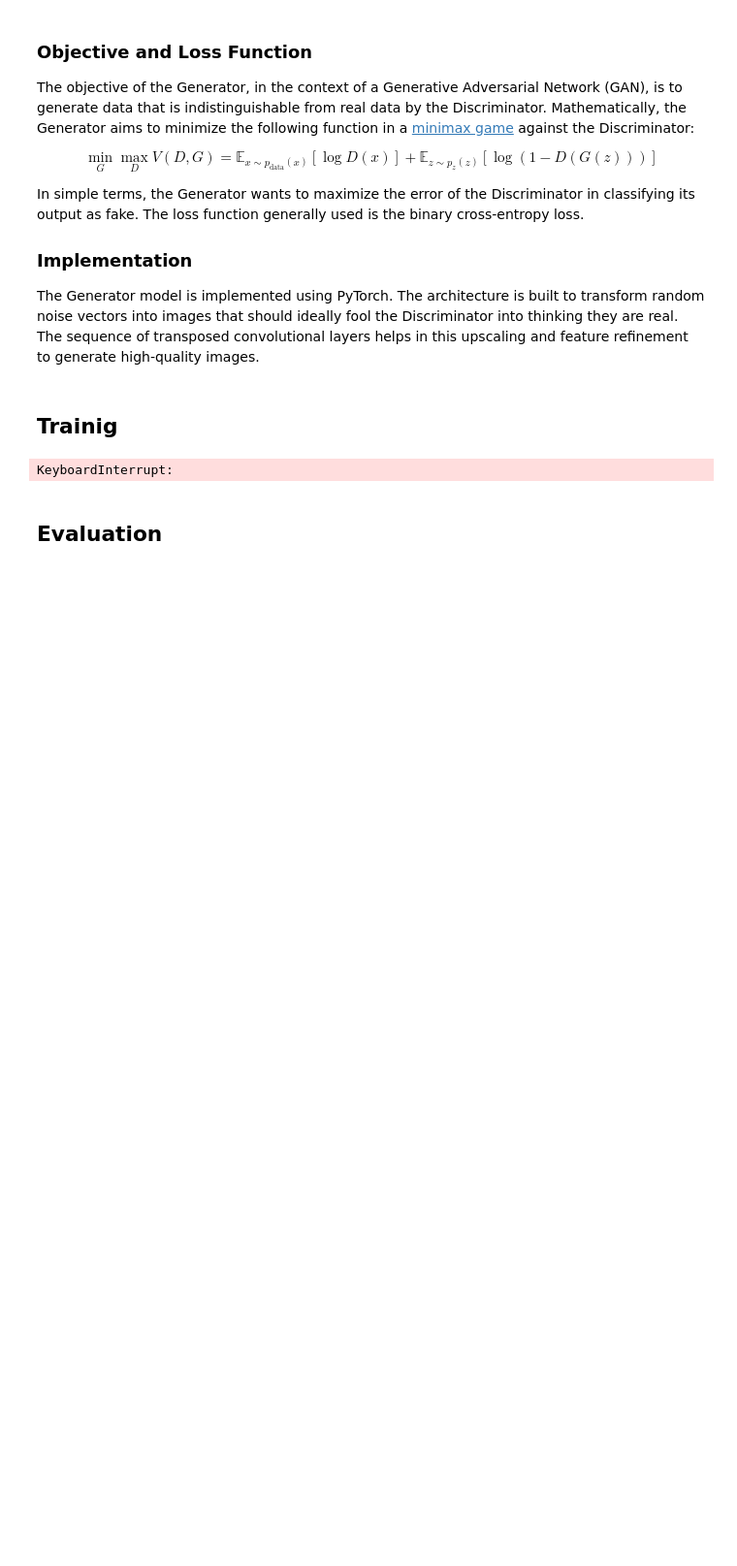
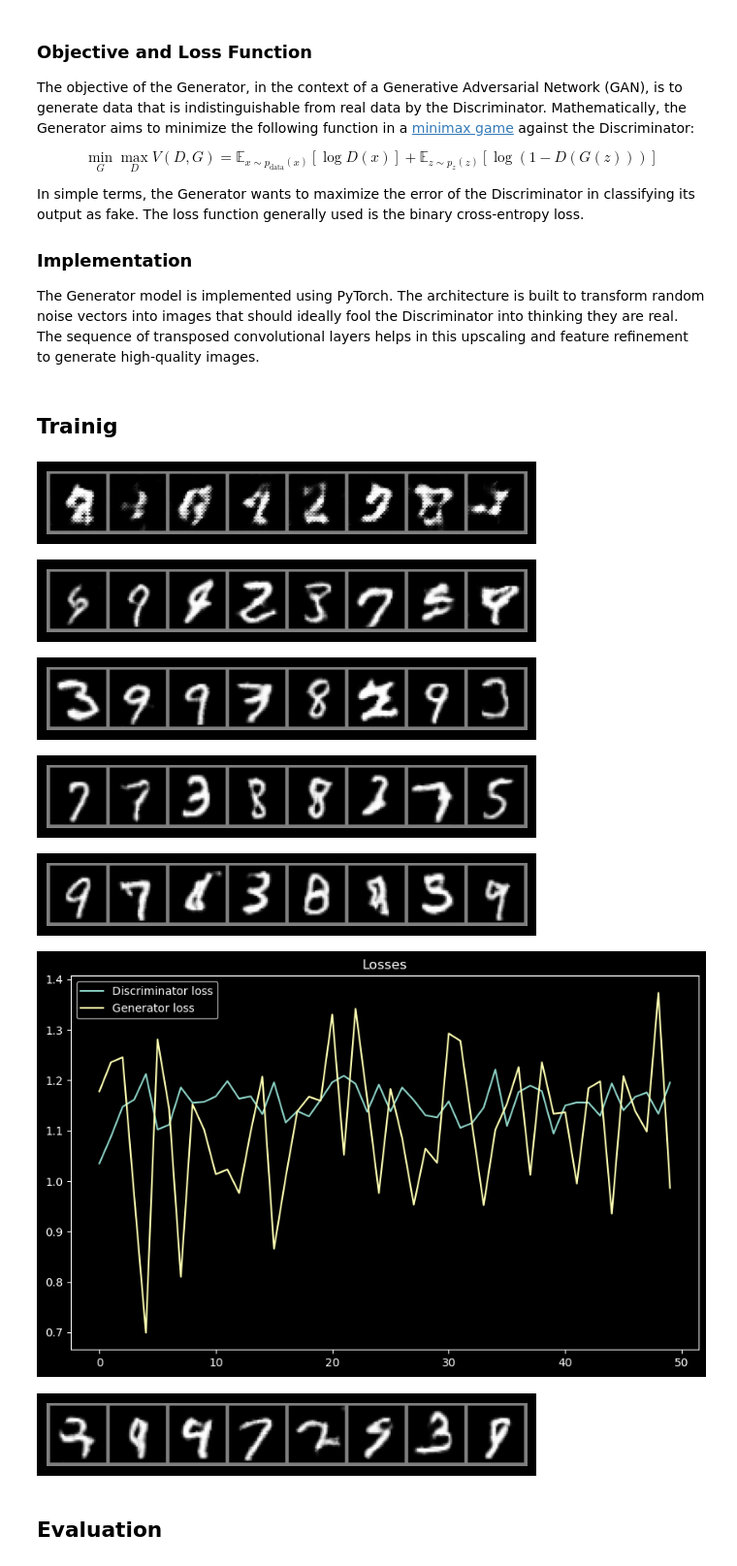
Before and after one commit to BRJoaquin/GAN, a Jupyter notebook: GAN.ipynb, the cells around one changed output. Shown at 97% size. Drawn from its saved outputs; the diff is of its cells as text; code cells hidden in the pictures; blank space fills up the shorter version.

```diff
--- a/GAN.ipynb
+++ b/GAN.ipynb
@@ -329,13 +348,21 @@ class Generator(nn.Module):
         self.fc = nn.Linear(noise_size, 256 * self.init_height * self.init_width)
 
         # Transposed convolutional layers
-        self.deconv1 = nn.ConvTranspose2d(256, 128, kernel_size=3, stride=2, padding=1, output_padding=1)
-        self.deconv2 = nn.ConvTranspose2d(128, 64, kernel_size=3, stride=2, padding=1, output_padding=1)
-        self.deconv3 = nn.ConvTranspose2d(64, out_channels, kernel_size=3, stride=1, padding=1)
+        self.deconv1 = nn.ConvTranspose2d(
+            256, 128, kernel_size=3, stride=2, padding=1, output_padding=1
+        )
+        self.deconv2 = nn.ConvTranspose2d(
+            128, 64, kernel_size=3, stride=2, padding=1, output_padding=1
+        )
+        self.deconv3 = nn.ConvTranspose2d(
+            64, out_channels, kernel_size=3, stride=1, padding=1
+        )
 
     def forward(self, x):
         x = self.fc(x)
-        x = x.view(-1, 256, self.init_height, self.init_width)  # Reshape to (batch_size, num_channels, width, height)
+        x = x.view(
+            -1, 256, self.init_height, self.init_width
+        )  # Reshape to (batch_size, num_channels, width, height)
         x = F.relu(self.deconv1(x))
         x = F.relu(self.deconv2(x))
         x = torch.tanh(self.deconv3(x))  # output between -1 and 1
@@ -351,7 +378,9 @@ def generate_fake_images(generator, noise_size, number_of_fake_samples=8):
         fake_images = generator(z)
         # Move the tensor from GPU to CPU and detach it from the computation graph
         fake_images = fake_images.cpu().detach()
-        grid_images = torchvision.utils.make_grid(fake_images, nrow=8)  # Arrange the images into a grid with 8 columns
+        grid_images = torchvision.utils.make_grid(
+            fake_images, nrow=8
+        )  # Arrange the images into a grid with 8 columns
         # Use the adapted imshow function
         imshow(grid_images)
 # %%
@@ -420,32 +510,61 @@ def train_model(discriminator, generator, train_loader, criterion, optimizer_d,
 # %%
 # Hyperparameters
 learning_rate_d = 0.0001
 learning_rate_g = 0.0001
 batch_size = 64
-epochs = 100
-noise_size = 100 # Dimension of random noise vector for Generator
+epochs = 50
+noise_size = 100  # Dimension of random noise vector for Generator
 k = 2  # Number of steps to apply to the Discriminator
 img_size = 32  # Size of the image
 
 # Create the Discriminator model
 discriminator = Discriminator(1, img_size).to(device)
 # Create the Generator model
 generator = Generator(noise_size, 1, img_size).to(device)
 
 # Loss and optimizers
-criterion = nn.BCELoss() # Binary cross entropy loss https://pytorch.org/docs/stable/generated/torch.nn.BCELoss.html
+criterion = (
+    nn.BCELoss()
+)  # Binary cross entropy loss https://pytorch.org/docs/stable/generated/torch.nn.BCELoss.html
 optimizer_d = torch.optim.Adam(discriminator.parameters(), lr=learning_rate_d)
 optimizer_g = torch.optim.Adam(generator.parameters(), lr=learning_rate_g)
 
 # Get the data loader
-transform = transforms.Compose([transforms.ToTensor(),
-                                transforms.Resize((img_size, img_size)),
-                                transforms.Normalize((0.5,), (0.5,))])
+transform = transforms.Compose(
+    [
+        transforms.ToTensor(),
+        transforms.Resize((img_size, img_size)),
+        transforms.Normalize((0.5,), (0.5,)),
+    ]
+)
 train_loader = get_data_loader(transform, batch_size)
 
 # Train the model
-losses_d, losses_g = train_model(discriminator, generator, train_loader, criterion, optimizer_d, optimizer_g, epochs, k, batch_size, noise_size, False)
+losses_d, losses_g = train_model(
+    discriminator,
+    generator,
+    train_loader,
+    criterion,
+    optimizer_d,
+    optimizer_g,
+    epochs,
+    k,
+    batch_size,
+    noise_size,
+    do_smoothing_label=True,
+    do_instance_noise=True,
+    log_samples=True,
+    log_interval=10
+)
+plot_losses(losses_d, losses_g)
 # %% [output]
-KeyboardInterrupt:
+[figure, added]
+[figure, added]
+[figure, added]
+[figure, added]
+[figure, added]
+[figure, added]
 # %%
 generate_fake_images(generator, noise_size)
+# %% [output]
+[figure, added]
```
Also changed, not shown: parts of 19 cells of this notebook, 1 other file.
